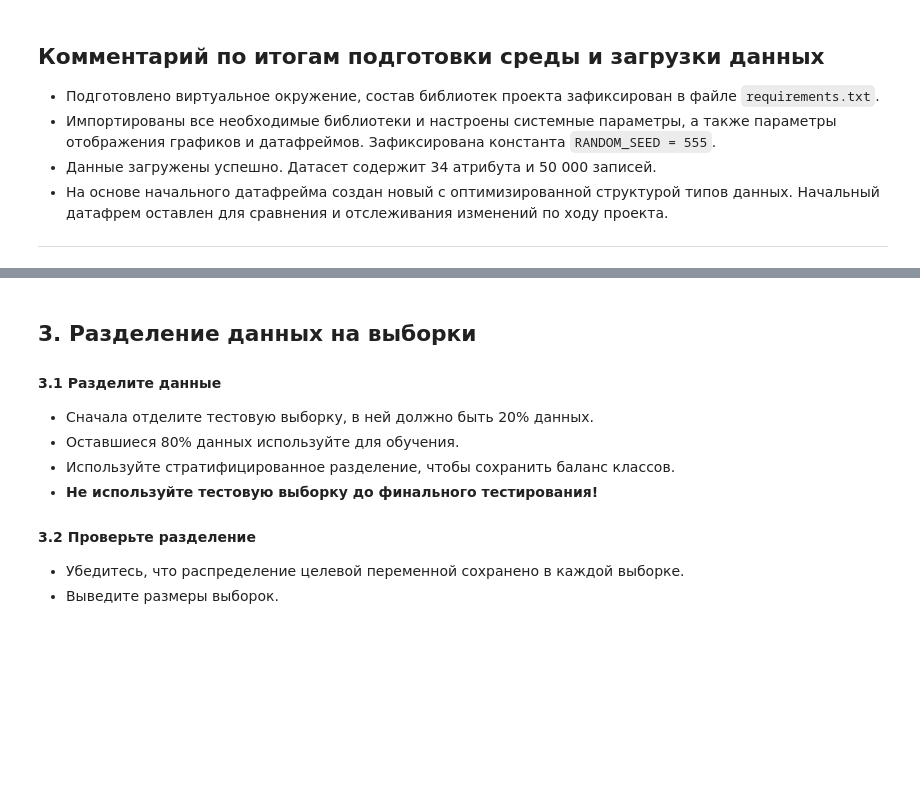
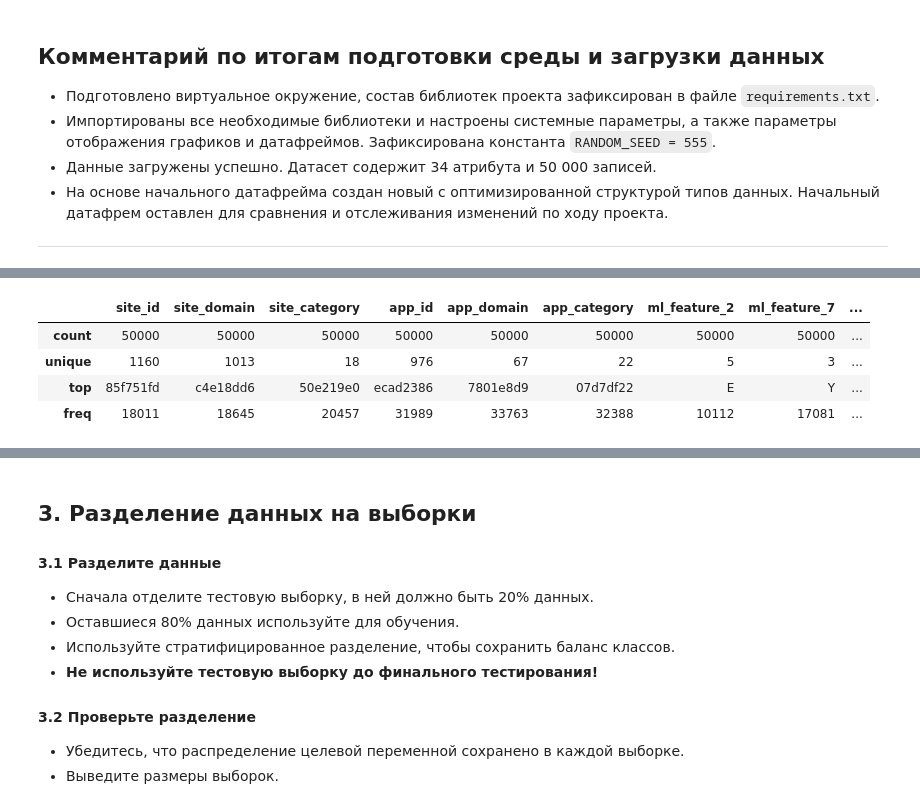
Before and after one commit to TemaQDX/sprint_12_project_advandex, a Jupyter notebook: sprint_12_project_advandex_Artem_Burov.ipynb, the cells around one changed output, grey strips where cells are left out. Drawn from its saved outputs; the diff is of its cells as text; code cells hidden in the pictures; blank space fills up the shorter version.

```diff
--- a/sprint_12_project_advandex_Artem_Burov.ipynb
+++ b/sprint_12_project_advandex_Artem_Burov.ipynb
@@ -247,0 +464,8 @@ ___
+# %%
+df_work[categorical_features].astype('str').describe()
+# %% [output]
+|  | site_id | site_domain | site_category | app_id | app_domain | app_category | ml_feature_2 | ml_feature_7 | ... |
+| count | 50000 | 50000 | 50000 | 50000 | 50000 | 50000 | 50000 | 50000 | ... |
+| unique | 1160 | 1013 | 18 | 976 | 67 | 22 | 5 | 3 | ... |
+| top | 85f751fd | c4e18dd6 | 50e219e0 | ecad2386 | 7801e8d9 | 07d7df22 | E | Y | ... |
+| freq | 18011 | 18645 | 20457 | 31989 | 33763 | 32388 | 10112 | 17081 | ... |
```
Also changed, not shown: parts of 25 cells of this notebook.
